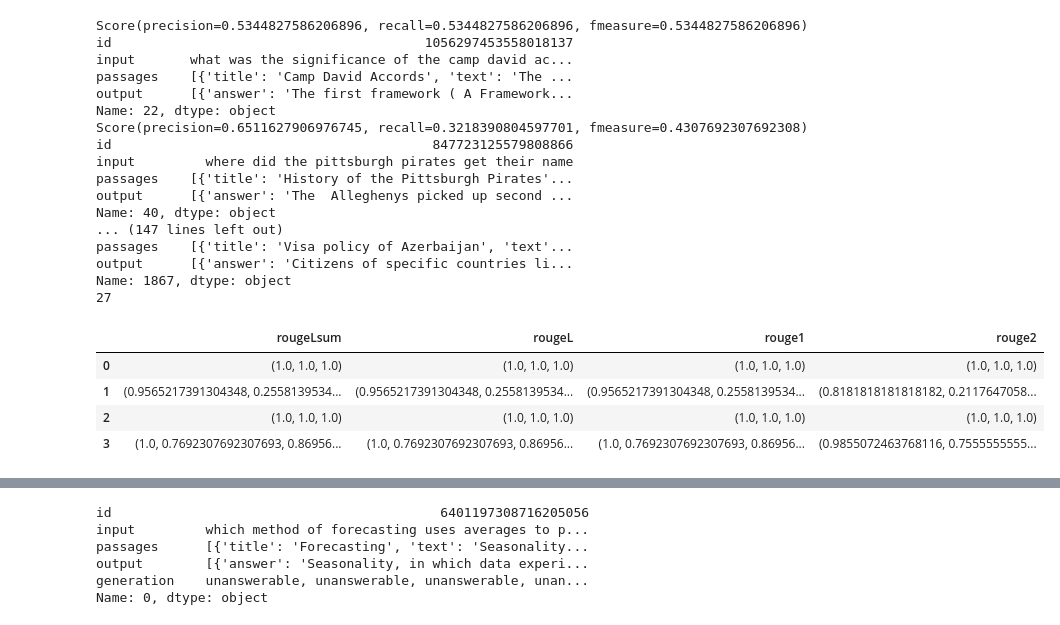
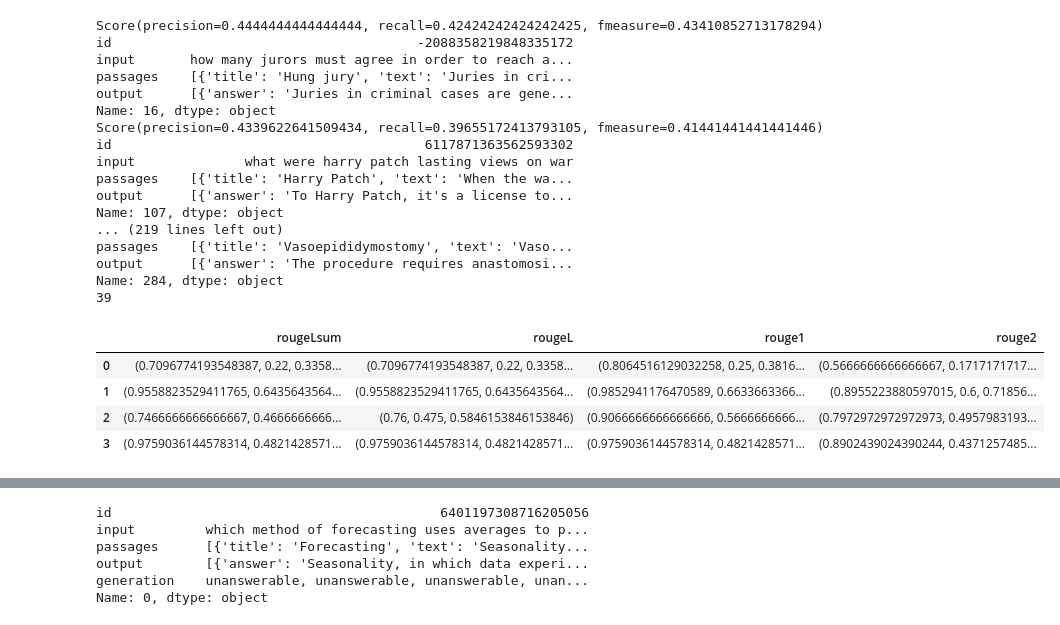
Before and after one commit to primeqa/primeqa, a Jupyter notebook: notebooks/lfqa/rouge.ipynb, the cells around one changed output, grey strips where cells are left out. Saved outputs shown, nothing was run; the diff lists cells and outputs as text; code cells hidden in the pictures.

```diff
--- a/notebooks/lfqa/rouge.ipynb
+++ b/notebooks/lfqa/rouge.ipynb
@@ -48,57 +54,57 @@ f: 0.4460828751238865
 # %%
-#compute all rouges between selected sentences in answer and passage
+#compute all rouges between selected sentences and answer
 import nltk
 # nltk.download()
 
 
 import glob
 import pandas as pd
 from rouge_score import rouge_scorer
 
 rouge = rouge_scorer.RougeScorer(rouge_types=['rougeLsum','rougeL','rouge1','rouge2'], split_summaries=False)
 
-final_files = glob.glob("/dccstor/srosent2/generative/appen/final/longNQ/train/*_answerable.jsonl")
+final_files = glob.glob("/dccstor/srosent2/generative/appen/final/longNQ/*/*_answerable.jsonl")
 all_scores = []
 count = 0
 for final_file in final_files:
     data = pd.read_json(final_file, orient='records', lines=True, dtype={'id':str})
 
     for i, row in data.iterrows():
         for answer in row['output']:
             if 'answer' not in answer or answer['answer'] is None:
                 continue
             scores = rouge.score(' '.join(answer['selected_sentences']), answer['answer'])
             if scores['rougeLsum'][1] < .7 and scores['rougeLsum'][0] < .7 and len(answer['selected_sentences']) > 1 and \
                 len(answer['answer']) < 600 and len(row['passages'][0]['text']) < 900 and \
                 len(answer['answer']) > 200 and len(row['passages'][0]['text']) > 400:
                 print(scores['rougeLsum'])
                 print(row)
                 count+=1
             all_scores.append(scores)
 
 print(count)
 all_rouge_scores_df = pd.DataFrame(all_scores)
 all_rouge_scores_df.head(4)
 # %% [output]
-Score(precision=0.5344827586206896, recall=0.5344827586206896, fmeasure=0.5344827586206896)
-id                                        1056297453558018137
-input       what was the significance of the camp david ac...
-passages    [{'title': 'Camp David Accords', 'text': 'The ...
-output      [{'answer': 'The first framework ( A Framework...
-Name: 22, dtype: object
-Score(precision=0.6511627906976745, recall=0.3218390804597701, fmeasure=0.4307692307692308)
-id                                         847723125579808866
-input         where did the pittsburgh pirates get their name
-passages    [{'title': 'History of the Pittsburgh Pirates'...
-output      [{'answer': 'The  Alleghenys picked up second ...
-Name: 40, dtype: object
-... (147 lines left out)
-passages    [{'title': 'Visa policy of Azerbaijan', 'text'...
-output      [{'answer': 'Citizens of specific countries li...
-Name: 1867, dtype: object
-27
+Score(precision=0.4444444444444444, recall=0.42424242424242425, fmeasure=0.43410852713178294)
+id                                       -2088358219848335172
+input       how many jurors must agree in order to reach a...
+passages    [{'title': 'Hung jury', 'text': 'Juries in cri...
+output      [{'answer': 'Juries in criminal cases are gene...
+Name: 16, dtype: object
+Score(precision=0.4339622641509434, recall=0.39655172413793105, fmeasure=0.41441441441441446)
+id                                        6117871363562593302
+input              what were harry patch lasting views on war
+passages    [{'title': 'Harry Patch', 'text': 'When the wa...
+output      [{'answer': 'To Harry Patch, it's a license to...
+Name: 107, dtype: object
+... (219 lines left out)
+passages    [{'title': 'Vasoepididymostomy', 'text': 'Vaso...
+output      [{'answer': 'The procedure requires anastomosi...
+Name: 284, dtype: object
+39
 |  | rougeLsum | rougeL | rouge1 | rouge2 |
-| 0 | (1.0, 1.0, 1.0) | (1.0, 1.0, 1.0) | (1.0, 1.0, 1.0) | (1.0, 1.0, 1.0) |
-| 1 | (0.9565217391304348, 0.2558139534... | (0.9565217391304348, 0.2558139534... | (0.9565217391304348, 0.2558139534... | (0.8181818181818182, 0.2117647058... |
-| 2 | (1.0, 1.0, 1.0) | (1.0, 1.0, 1.0) | (1.0, 1.0, 1.0) | (1.0, 1.0, 1.0) |
-| 3 | (1.0, 0.7692307692307693, 0.86956... | (1.0, 0.7692307692307693, 0.86956... | (1.0, 0.7692307692307693, 0.86956... | (0.9855072463768116, 0.7555555555... |
+| 0 | (0.7096774193548387, 0.22, 0.3358... | (0.7096774193548387, 0.22, 0.3358... | (0.8064516129032258, 0.25, 0.3816... | (0.5666666666666667, 0.1717171717... |
+| 1 | (0.9558823529411765, 0.6435643564... | (0.9558823529411765, 0.6435643564... | (0.9852941176470589, 0.6633663366... | (0.8955223880597015, 0.6, 0.71856... |
+| 2 | (0.7466666666666667, 0.4666666666... | (0.76, 0.475, 0.5846153846153846) | (0.9066666666666666, 0.5666666666... | (0.7972972972972973, 0.4957983193... |
+| 3 | (0.9759036144578314, 0.4821428571... | (0.9759036144578314, 0.4821428571... | (0.9759036144578314, 0.4821428571... | (0.8902439024390244, 0.4371257485... |
```
Also changed, not shown: parts of 4 cells of this notebook, 5 other files.
